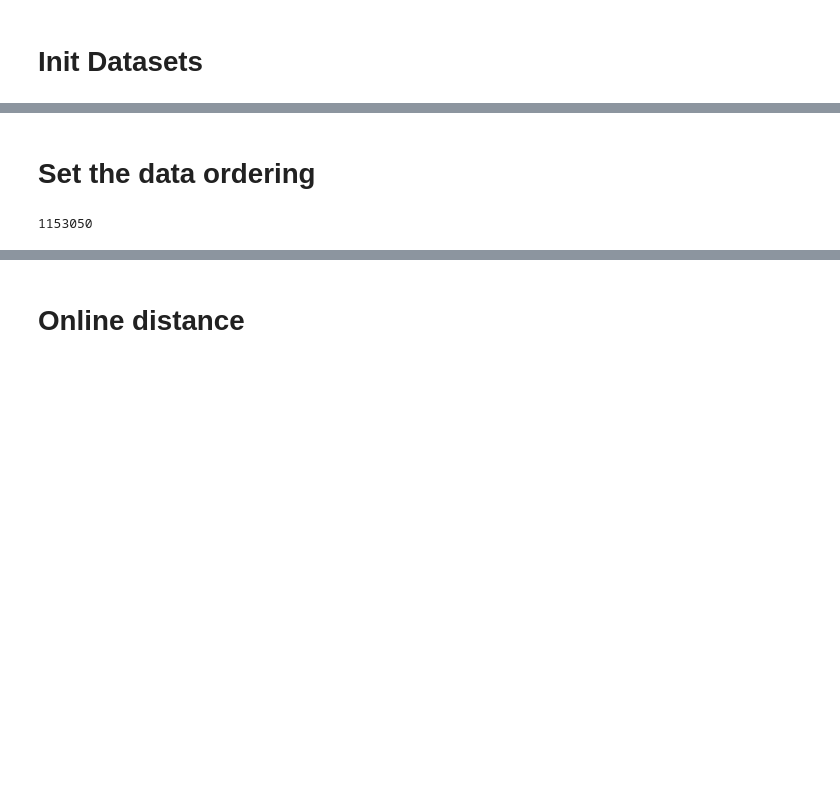
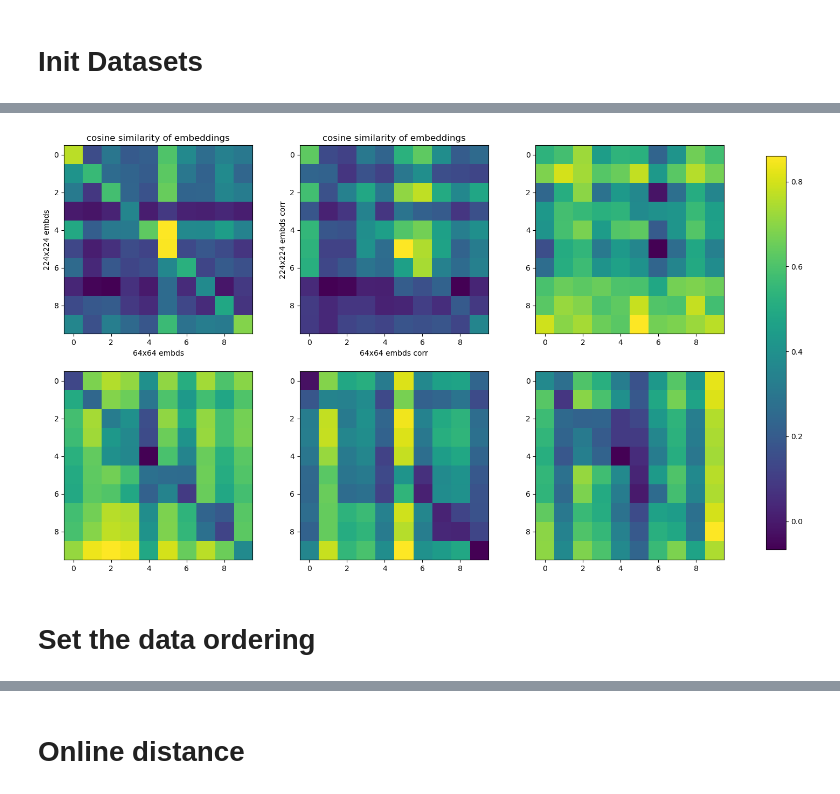
Before and after one commit to Geffen-Cooper/continual_learning_playground, a Jupyter notebook: src/test_time_kd/domain_experiments.ipynb, the cells around one changed output, grey strips where cells are left out. Cells and saved outputs as stored; diff of their text form; code cells hidden in the pictures; blank space fills up the shorter version.

```diff
--- a/src/test_time_kd/domain_experiments.ipynb
+++ b/src/test_time_kd/domain_experiments.ipynb
@@ -50,3 +120,25 @@ visualize_batch(corr_val_loaders64[6])
+# %%
+sim_mat = (means/torch.norm(means,dim=1)[:,None]).T@(means64/torch.norm(means64,dim=1)[:,None])
+sim_mat2 = (corr_means/torch.norm(corr_means,dim=1)[:,None]).T@(corr_means64/torch.norm(corr_means64,dim=1)[:,None])
+
+sim_mat_e = torch.cdist(means,means64)
+sim_mat2_e = torch.cdist(corr_means,corr_means64)
+fig,ax = plt.subplots(2,3,figsize=(20,10))
+ax[0,0].imshow(sim_mat[:10,:10])
+ax[0,0].set_xlabel("64x64 embds")
+ax[0,0].set_ylabel("224x224 embds")
+ax[0,0].set_title("cosine similarity of embeddings")
+im = ax[0,1].imshow(sim_mat2[:10,:10])
+ax[0,1].set_xlabel("64x64 embds corr")
+ax[0,1].set_ylabel("224x224 embds corr")
+ax[0,1].set_title("cosine similarity of embeddings")
+ax[0,2].imshow(sim_mat[:10,:10]-sim_mat2[:10,:10])
+ax[1,0].imshow(sim_mat_e[:10,:10])
+ax[1,1].imshow(sim_mat2_e[:10,:10])
+ax[1,2].imshow(sim_mat_e[:10,:10]-sim_mat2_e[:10,:10])
+cbar = fig.colorbar(im, ax=ax.ravel().tolist(), shrink=0.95)
+# %% [output]
+[figure, added]
 # %% [markdown]
 # Set the data ordering
 # %%
@@ -66,7 +158,3 @@ class CustomOrder(Sampler):
 
 rand_order = CustomOrder(clean_val_loader.dataset)
 rand_corr_order = torch.randperm(15)
-# %%
-len(clean_val_loader.dataset)
-# %% [output]
-1153050
```
Also changed, not shown: parts of 20 cells of this notebook.
